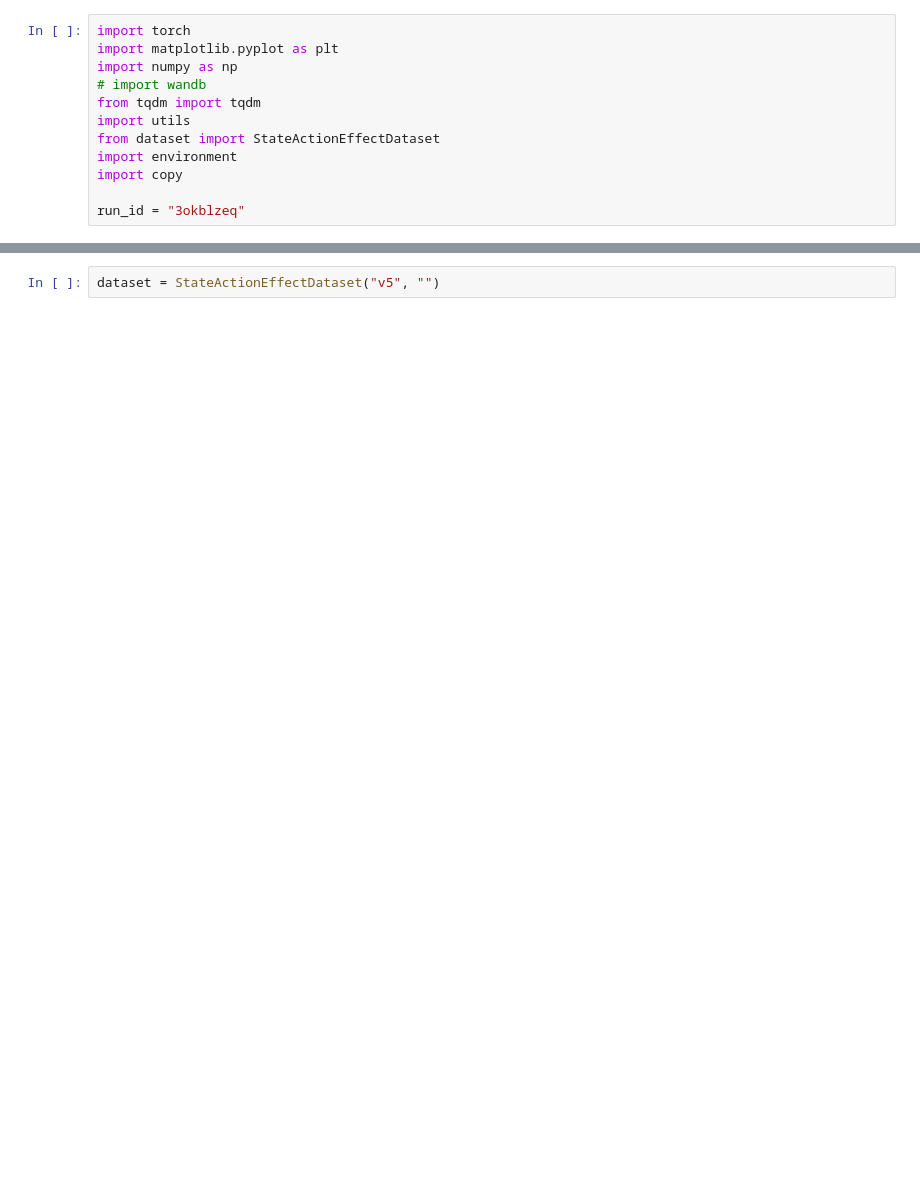
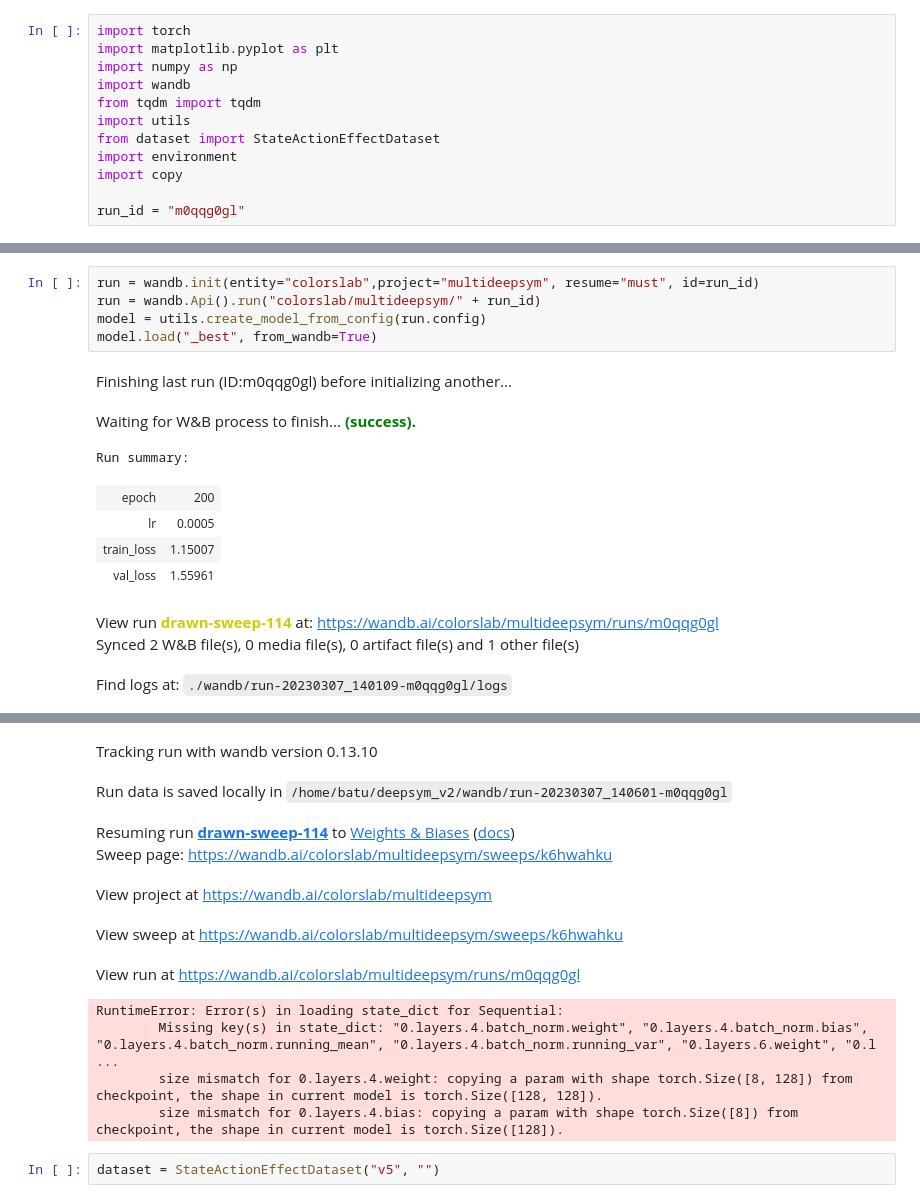
Before and after one commit to mbatuhancelik/deepsym_active_exploration_submission, a Jupyter notebook: visualize_v5.ipynb, the cells around one changed output, grey strips where cells are left out. Cells and saved outputs as stored; diff of their text form; blank space fills up the shorter version.

```diff
--- a/visualize_v5.ipynb
+++ b/visualize_v5.ipynb
@@ -2,11 +2,11 @@
 import torch
 import matplotlib.pyplot as plt
 import numpy as np
-# import wandb
+import wandb
 from tqdm import tqdm
 import utils
 from dataset import StateActionEffectDataset
 import environment
 import copy
 
-run_id = "3okblzeq"
+run_id = "m0qqg0gl"
@@ -14,0 +34,16 @@ pybullet build time: Mar  3 2023 14:41:11
+# %%
+run = wandb.init(entity="colorslab",project="multideepsym", resume="must", id=run_id)
+run = wandb.Api().run("colorslab/multideepsym/" + run_id)
+model = utils.create_model_from_config(run.config)
+model.load("_best", from_wandb=True)
+# %% [output]
+Finishing last run (ID:m0qqg0gl) before initializing another...
+Waiting for W&B process to finish... (success).
+Run summary:
+| epoch | 200 |
+| lr | 0.0005 |
+| train_loss | 1.15007 |
+| val_loss | 1.55961 |
+View run drawn-sweep-114 at: https://wandb.ai/colorslab/multideepsym/runs/m0qqg0gl
+Synced 2 W&B file(s), 0 media file(s), 0 artifact file(s) and 1 other file(s)
+Find logs at: ./wandb/run-20230307_140109-m0qqg0gl/logs
@@ -15,2 +51,13 @@ pybullet build time: Mar  3 2023 14:41:11
+Tracking run with wandb version 0.13.10
+Run data is saved locally in /home/batu/deepsym_v2/wandb/run-20230307_140601-m0qqg0gl
+Resuming run drawn-sweep-114 to Weights & Biases (docs)
+Sweep page: https://wandb.ai/colorslab/multideepsym/sweeps/k6hwahku
+View project at https://wandb.ai/colorslab/multideepsym
+View sweep at https://wandb.ai/colorslab/multideepsym/sweeps/k6hwahku
+View run at https://wandb.ai/colorslab/multideepsym/runs/m0qqg0gl
+RuntimeError: Error(s) in loading state_dict for Sequential:
+        Missing key(s) in state_dict: "0.layers.4.batch_norm.weight", "0.layers.4.batch_norm.bias", "0.layers.4.batch_norm.running_mean", "0.layers.4.batch_norm.running_var", "0.layers.6.weight", "0.l ...
+        size mismatch for 0.layers.4.weight: copying a param with shape torch.Size([8, 128]) from checkpoint, the shape in current model is torch.Size([128, 128]).
+        size mismatch for 0.layers.4.bias: copying a param with shape torch.Size([8]) from checkpoint, the shape in current model is torch.Size([128]).
 # %%
 dataset = StateActionEffectDataset("v5", "")
```
Also changed, not shown: parts of 11 cells of this notebook.
